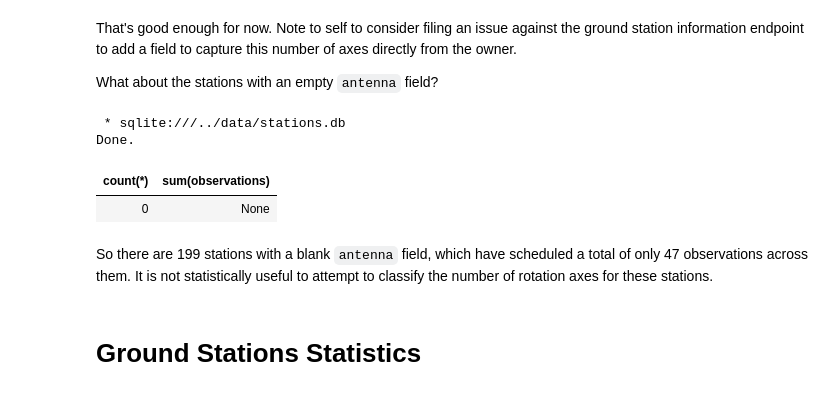
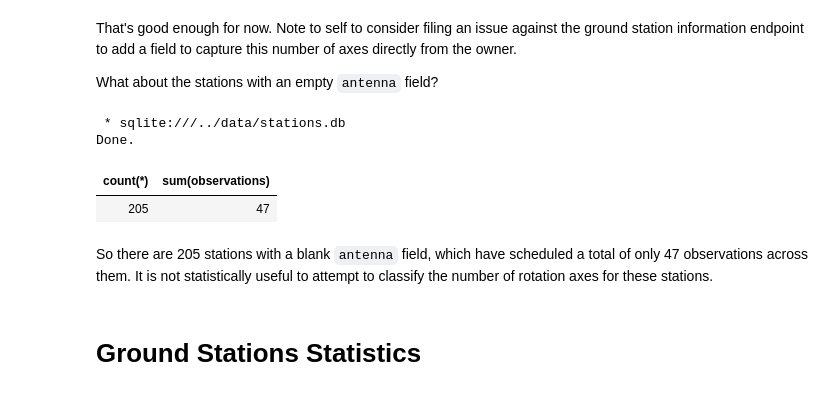
Before and after one commit to wiredlab/scheduling-bazaar, a Jupyter notebook: notebooks/year-review-2022.ipynb, the cells around one changed output. Cells and saved outputs as stored; diff of their text form; code cells hidden in the pictures.

```diff
--- a/notebooks/year-review-2022.ipynb
+++ b/notebooks/year-review-2022.ipynb
@@ -417,17 +405,17 @@ What about the stations with an empty `antenna` field?
 # %%
 %%sql
 SELECT
     count(*),
     sum(observations)
 FROM stations
-WHERE rotator NOT IN (0, 1, 2);
+WHERE rotator NOT IN (0, 1, 2) or rotator IS NULL;
 # %% [output]
  * sqlite:///../data/stations.db
 Done.
 | count(*) | sum(observations) |
-| 0 | None |
+| 205 | 47 |
 # %% [markdown]
-So there are 199 stations with a blank `antenna` field, which have scheduled a total of only 47 observations across them.
+So there are 205 stations with a blank `antenna` field, which have scheduled a total of only 47 observations across them.
 It is not statistically useful to attempt to classify the number of rotation axes for these stations.
 # %% [markdown]
 # Ground Stations Statistics
```
Also changed, not shown: parts of 89 cells of this notebook.
